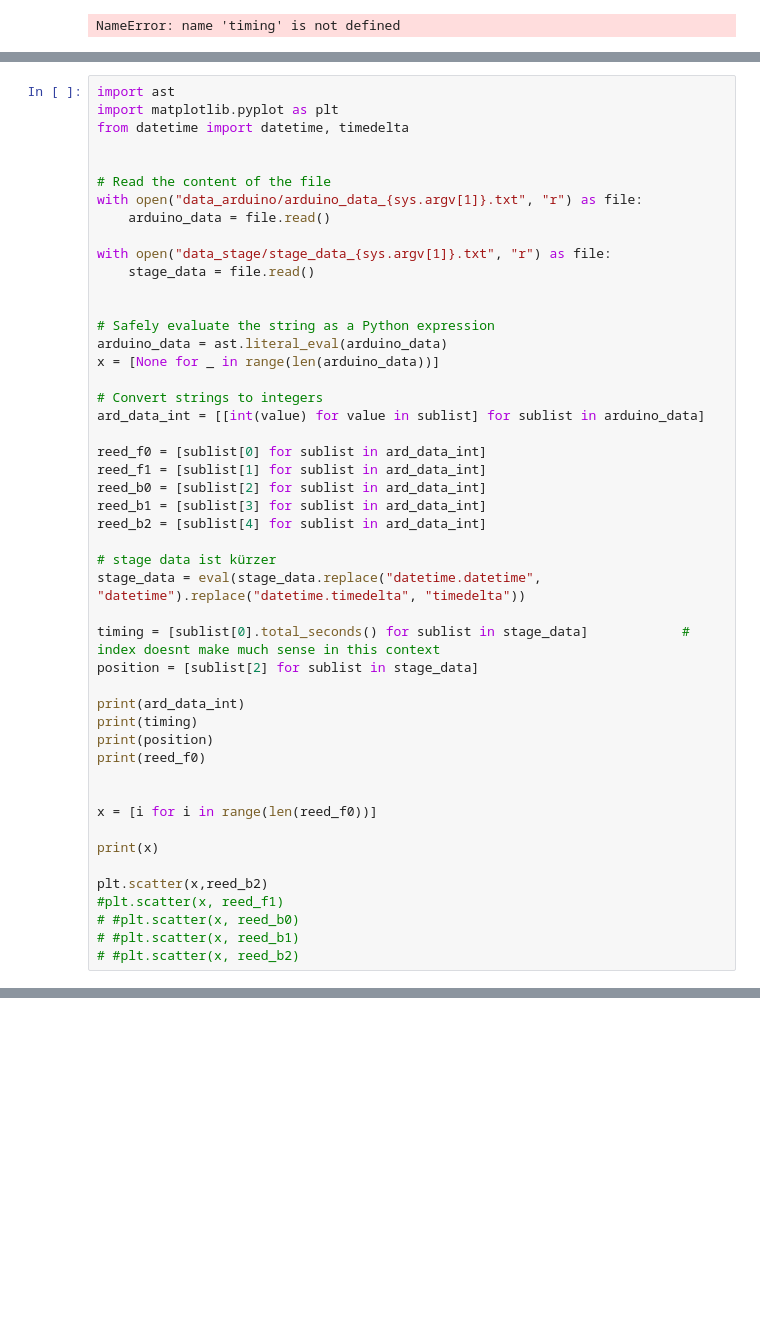
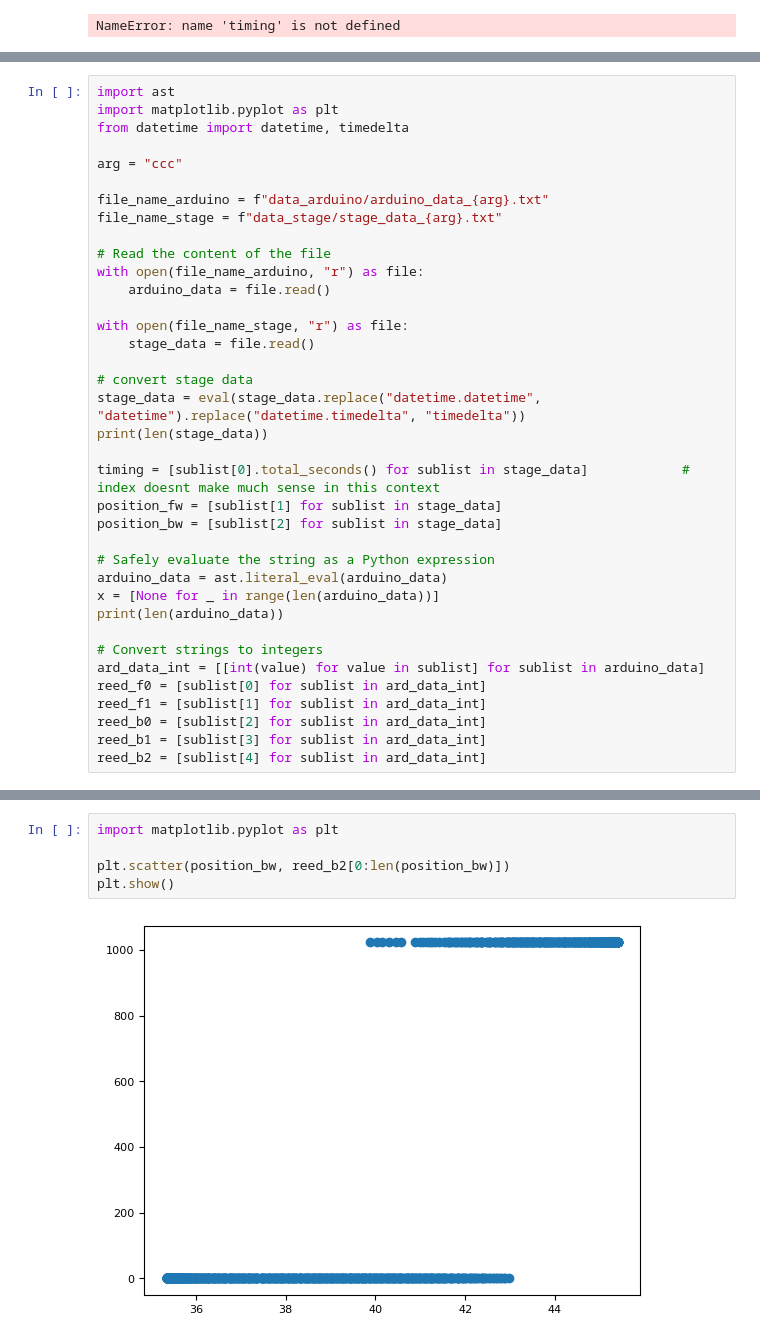
Before and after one commit to annnnna42/Arduino_KDC101_Control_and_Evaluation, a Jupyter notebook: plots.ipynb, the cells around one changed output, grey strips where cells are left out. Drawn from its saved outputs; the diff is of its cells as text; blank space fills up the shorter version.

```diff
--- a/plots.ipynb
+++ b/plots.ipynb
@@ -167,47 +168,36 @@ import ast
 import matplotlib.pyplot as plt
 from datetime import datetime, timedelta
 
+arg = "ccc"
+
+file_name_arduino = f"data_arduino/arduino_data_{arg}.txt"
+file_name_stage = f"data_stage/stage_data_{arg}.txt"
 
 # Read the content of the file
-with open("data_arduino/arduino_data_{sys.argv[1]}.txt", "r") as file:
+with open(file_name_arduino, "r") as file:
     arduino_data = file.read()
 
-with open("data_stage/stage_data_{sys.argv[1]}.txt", "r") as file:
+with open(file_name_stage, "r") as file:
     stage_data = file.read()
 
+# convert stage data
+stage_data = eval(stage_data.replace("datetime.datetime", "datetime").replace("datetime.timedelta", "timedelta"))
+print(len(stage_data))
+
+timing = [sublist[0].total_seconds() for sublist in stage_data]            # index doesnt make much sense in this context
+position_fw = [sublist[1] for sublist in stage_data]
+position_bw = [sublist[2] for sublist in stage_data]
 
 # Safely evaluate the string as a Python expression
 arduino_data = ast.literal_eval(arduino_data)
 x = [None for _ in range(len(arduino_data))]
+print(len(arduino_data))
 
 # Convert strings to integers
 ard_data_int = [[int(value) for value in sublist] for sublist in arduino_data]
-
 reed_f0 = [sublist[0] for sublist in ard_data_int]
 reed_f1 = [sublist[1] for sublist in ard_data_int]
 reed_b0 = [sublist[2] for sublist in ard_data_int]
 reed_b1 = [sublist[3] for sublist in ard_data_int]
 reed_b2 = [sublist[4] for sublist in ard_data_int]
-
-# stage data ist kürzer
-stage_data = eval(stage_data.replace("datetime.datetime", "datetime").replace("datetime.timedelta", "timedelta"))
-
-timing = [sublist[0].total_seconds() for sublist in stage_data]            # index doesnt make much sense in this context
-position = [sublist[2] for sublist in stage_data]
-
-print(ard_data_int)
-print(timing)
-print(position)
-print(reed_f0)
-
-
-x = [i for i in range(len(reed_f0))]
-
-print(x)
-
-plt.scatter(x,reed_b2)
-#plt.scatter(x, reed_f1)
-# #plt.scatter(x, reed_b0)
-# #plt.scatter(x, reed_b1)
-# #plt.scatter(x, reed_b2)
 # %% [output]
@@ -253,0 +271,7 @@ b
+# %%
+import matplotlib.pyplot as plt
+
+plt.scatter(position_bw, reed_b2[0:len(position_bw)])
+plt.show()
+# %% [output]
+[figure, added]
```
Also changed, not shown: parts of 14 cells of this notebook, 33 other files.
